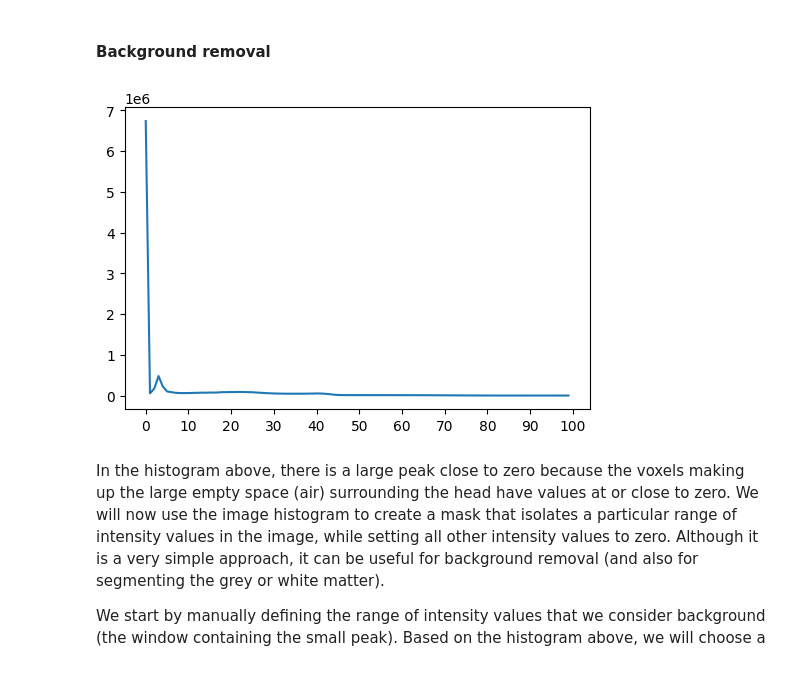
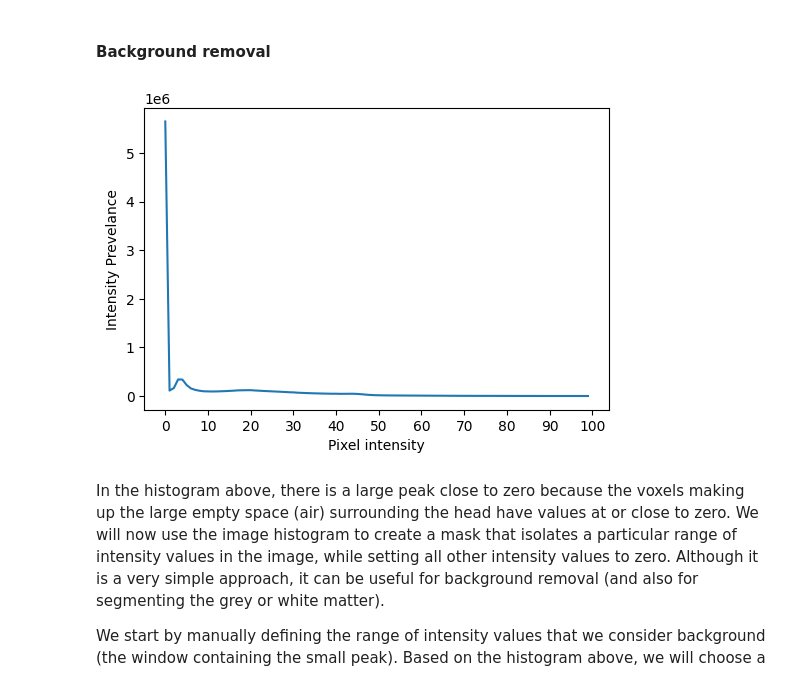
Before and after one commit to lphoogenboom/altenheim, a Jupyter notebook: Jupyter/Part_II_SC42140.ipynb, the cells around one changed output. Drawn from its saved outputs; the diff is of its cells as text; code cells hidden in the pictures.

```diff
--- a/Jupyter/Part_II_SC42140.ipynb
+++ b/Jupyter/Part_II_SC42140.ipynb
@@ -95,11 +89,13 @@ for patient in patients:
 # %%
 num_bins = 100
 plt.figure(dpi=100)
-plt.plot(ndimage.histogram(image_data, min=0, max=np.max(image_data), bins=num_bins))
+plt.plot(ndimage.histogram(patientData, min=0, max=np.max(patientData), bins=num_bins))
 plt.xticks(np.arange(0, num_bins+1, 10))
+plt.xlabel("Pixel intensity")
+plt.ylabel("Intensity Prevelance")
 plt.show()
 # %% [output]
-[figure, old version]
+[figure, new version]
 # %% [markdown]
 In the histogram above, there is a large peak close to zero because the voxels making up the large empty space (air) surrounding the head have values at or close to zero. We will now use the image histogram to create a mask that isolates a particular range of intensity values in the image, while setting all other intensity values to zero. Although it is a very simple approach, it can be useful for background removal (and also for segmenting the grey or white matter).
 
```
Also changed, not shown: parts of 5 cells of this notebook, 1 other file.
